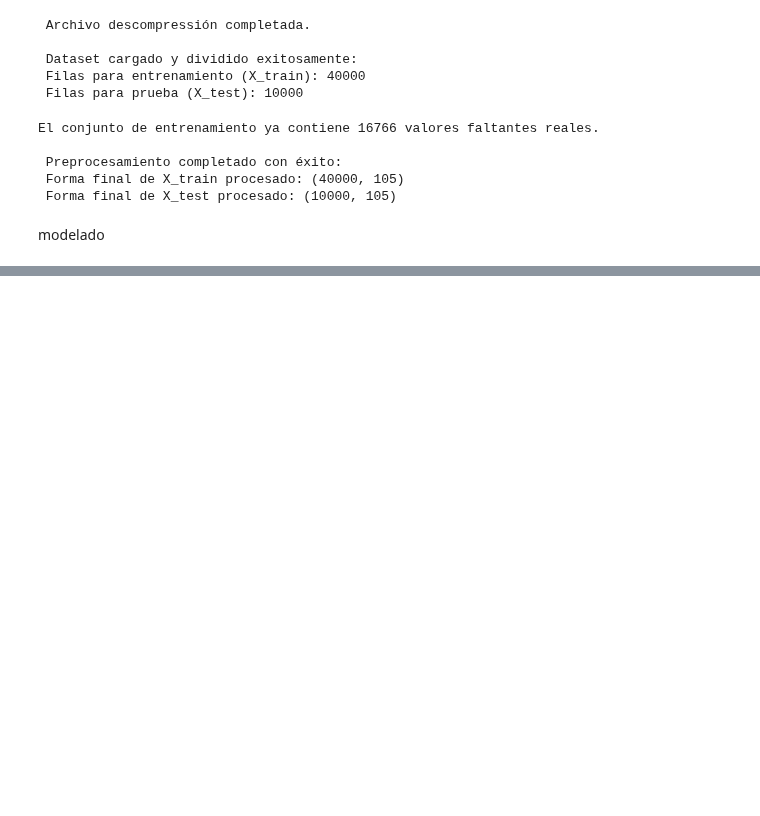
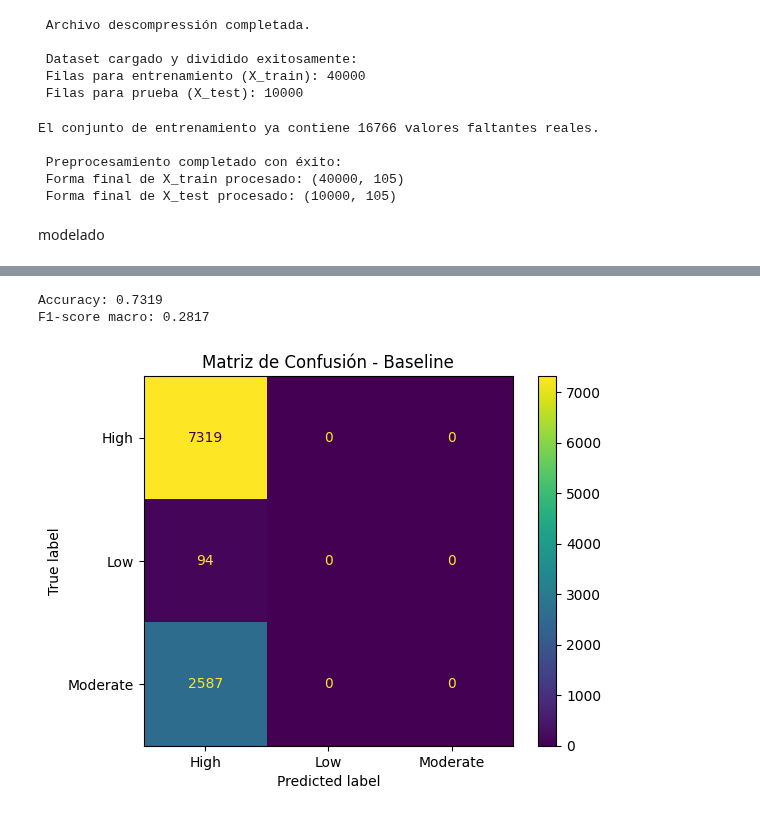
Before and after one commit to imdann06/diabetes-risk-prediction, a Jupyter notebook: notebooks/division_datos_entrenamiento_modelo.ipynb, the cells around one changed output, grey strips where cells are left out. Saved outputs shown, nothing was run; the diff lists cells and outputs as text; code cells hidden in the pictures; blank space fills up the shorter version.

```diff
--- a/notebooks/division_datos_entrenamiento_modelo.ipynb
+++ b/notebooks/division_datos_entrenamiento_modelo.ipynb
@@ -167 +134,28 @@ baseline guardado
+# %%
+#baseline
+
+#entrenamiento
+
+baseline = DummyClassifier(strategy="most_frequent")
+baseline.fit(X_train, y_train)
+y_pred_baseline = baseline.predict(X_test)
+
+#calculo de las metricas
+
+acc_baseline = accuracy_score(y_test, y_pred_baseline)
+f1_baseline = f1_score(y_test, y_pred_baseline, average="macro")
+
+
+print(f"Accuracy: {acc_baseline:.4f}")
+print(f"F1-score macro: {f1_baseline:.4f}\n")
+
+#construcción de matriz de confusion
+conf_matrix_baseline = confusion_matrix(y_test, y_pred_baseline)
+ConfusionMatrixDisplay(conf_matrix_baseline, display_labels=baseline.classes_).plot()
+plt.title("Matriz de Confusión - Baseline")
+plt.show()
+# %% [output]
+Accuracy: 0.7319
+F1-score macro: 0.2817
+[figure, added]
 # %%
```
Also changed, not shown: parts of 7 cells of this notebook.
